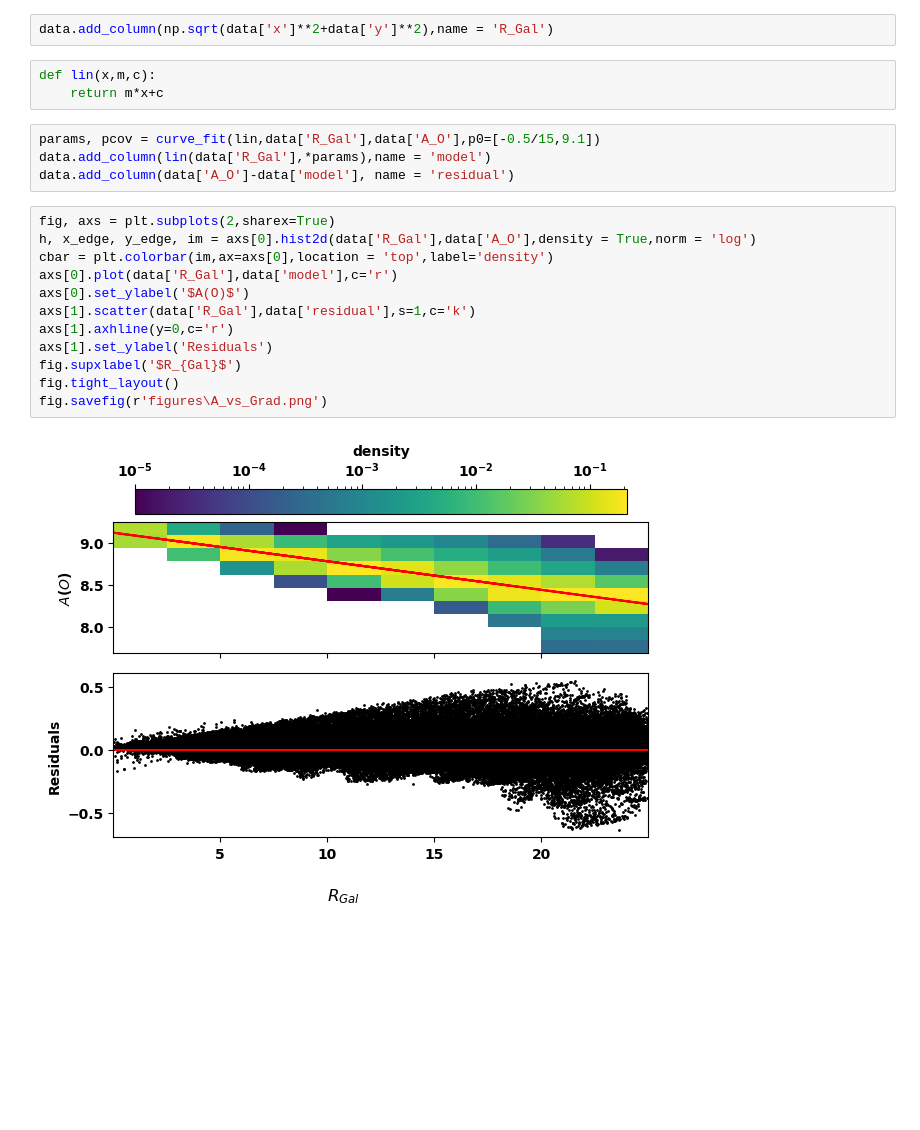
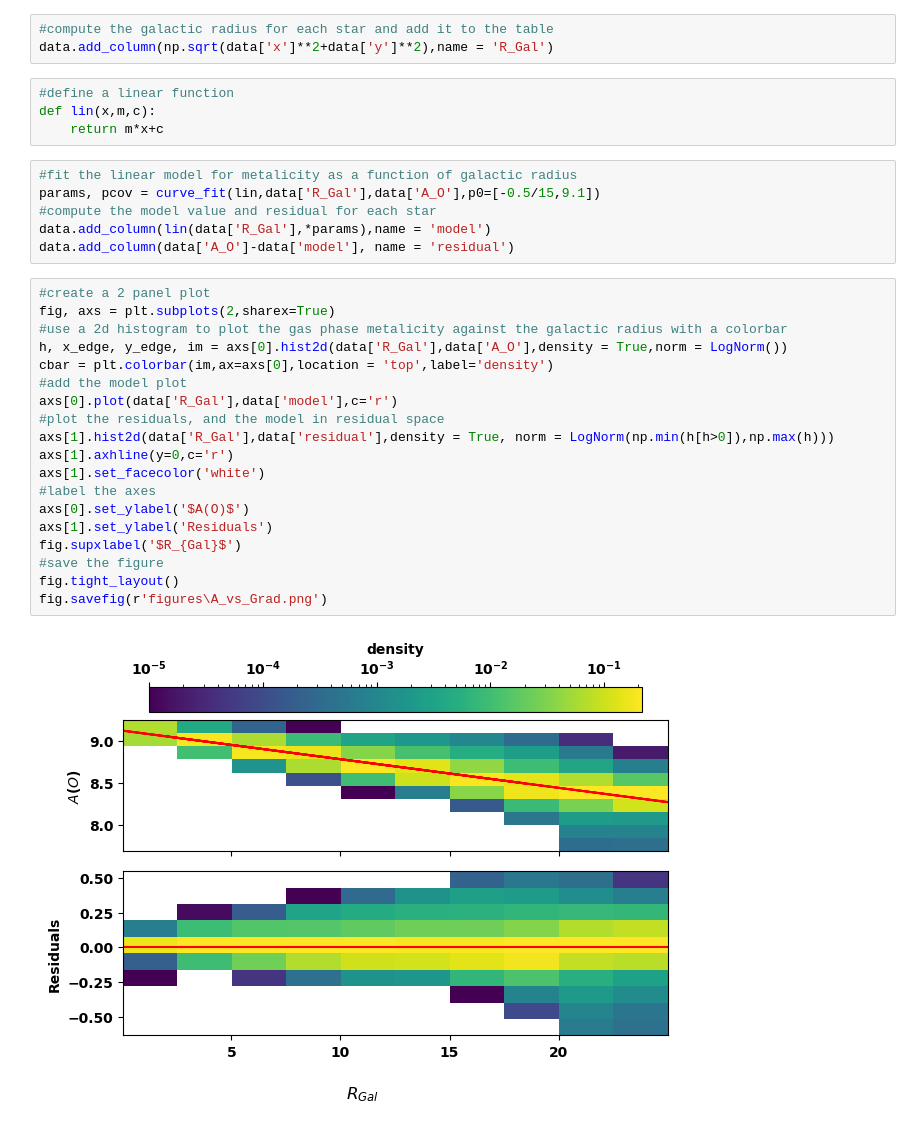
Before and after one commit to orm11/astr4004_assignment_02, a Jupyter notebook: Radial_metalicity_relatons_in_simlations.ipynb, the cells around one changed output. Cells and saved outputs as stored; diff of their text form; blank space fills up the shorter version.

```diff
--- a/Radial_metalicity_relatons_in_simlations.ipynb
+++ b/Radial_metalicity_relatons_in_simlations.ipynb
@@ -13,26 +16,37 @@ print(data.columns)
 [<astropy.io.fits.hdu.image.PrimaryHDU object at 0x...>, <astropy.io.fits.hdu.table.BinTableHDU object at 0x...>]
 <TableColumns names=('x','y','z','A_O')>
 # %%
+#compute the galactic radius for each star and add it to the table
 data.add_column(np.sqrt(data['x']**2+data['y']**2),name = 'R_Gal')
 # %%
+#define a linear function
 def lin(x,m,c):
     return m*x+c
 # %%
+#fit the linear model for metalicity as a function of galactic radius
 params, pcov = curve_fit(lin,data['R_Gal'],data['A_O'],p0=[-0.5/15,9.1])
+#compute the model value and residual for each star
 data.add_column(lin(data['R_Gal'],*params),name = 'model')
 data.add_column(data['A_O']-data['model'], name = 'residual')
 # %%
+#create a 2 panel plot
 fig, axs = plt.subplots(2,sharex=True)
-h, x_edge, y_edge, im = axs[0].hist2d(data['R_Gal'],data['A_O'],density = True,norm = 'log')
+#use a 2d histogram to plot the gas phase metalicity against the galactic radius with a colorbar
+h, x_edge, y_edge, im = axs[0].hist2d(data['R_Gal'],data['A_O'],density = True,norm = LogNorm())
 cbar = plt.colorbar(im,ax=axs[0],location = 'top',label='density')
+#add the model plot
 axs[0].plot(data['R_Gal'],data['model'],c='r')
+#plot the residuals, and the model in residual space
+axs[1].hist2d(data['R_Gal'],data['residual'],density = True, norm = LogNorm(np.min(h[h>0]),np.max(h)))
+axs[1].axhline(y=0,c='r')
+axs[1].set_facecolor('white')
+#label the axes
 axs[0].set_ylabel('$A(O)$')
-axs[1].scatter(data['R_Gal'],data['residual'],s=1,c='k')
-axs[1].axhline(y=0,c='r')
 axs[1].set_ylabel('Residuals')
 fig.supxlabel('$R_{Gal}$')
+#save the figure
 fig.tight_layout()
 fig.savefig(r'figures\A_vs_Grad.png')
 # %% [output]
-[figure, old version]
+[figure, new version]
 # %%
```
Also changed, not shown: parts of 12 cells of this notebook, 1 other file.
